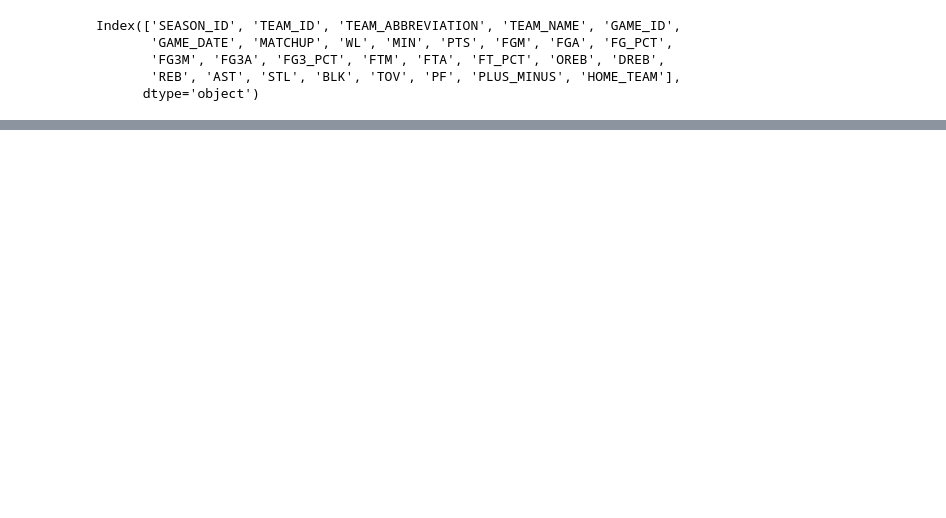
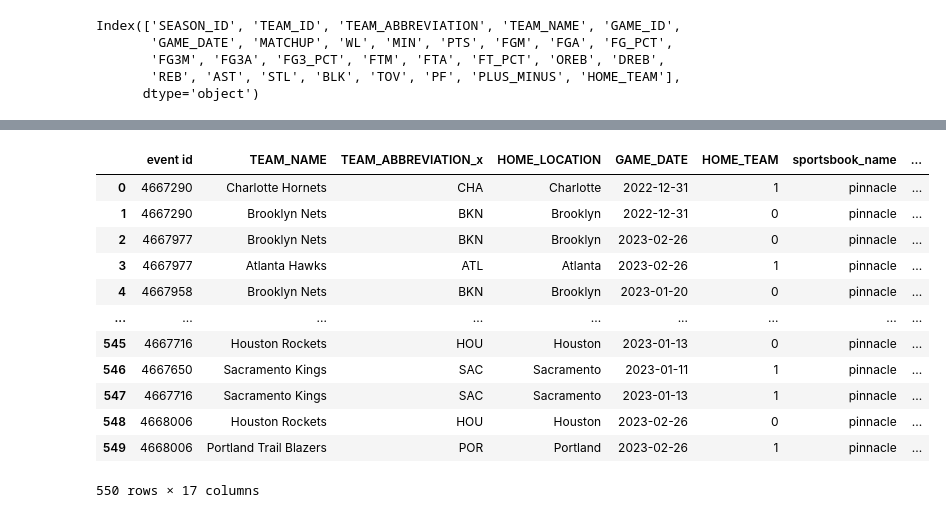
Before and after one commit to alecmatt5/nba_betting_analysis, a Jupyter notebook: backend/notebooks/friday_pitch.ipynb, the cells around one changed output, grey strips where cells are left out. Saved outputs shown, nothing was run; the diff lists cells and outputs as text; code cells hidden in the pictures; blank space fills up the shorter version.

```diff
--- a/backend/notebooks/friday_pitch.ipynb
+++ b/backend/notebooks/friday_pitch.ipynb
@@ -278,0 +330,4 @@ df_nba
+# %%
+pres_df = presentation_df[['event id', 'TEAM_NAME','TEAM_ABBREVIATION', 'HOME_LOCATION', 'GAME_DATE', 'HOME_TEAM', 'sportsbook_name', 'participant id', 'description', 'location', 'decimal odds', 'american odds', 'spread / total']]
+# %%
+pres_df[['away_team', 'home_team']] = pres_df['description'].str.split('@', expand=True)
@@ -278,0 +345,20 @@ df_nba
+# %%
+pres_df = pd.merge(pres_df, home_name_abb, on='home_team')
+# %%
+pres_df = pd.merge(pres_df, away_name_abb, on='away_team')
+# %%
+pres_df
+# %% [output]
+|  | event id | TEAM_NAME | TEAM_ABBREVIATION_x | HOME_LOCATION | GAME_DATE | HOME_TEAM | sportsbook_name | ... |
+| 0 | 4667290 | Charlotte Hornets | CHA | Charlotte | 2022-12-31 | 1 | pinnacle | ... |
+| 1 | 4667290 | Brooklyn Nets | BKN | Brooklyn | 2022-12-31 | 0 | pinnacle | ... |
+| 2 | 4667977 | Brooklyn Nets | BKN | Brooklyn | 2023-02-26 | 0 | pinnacle | ... |
+| 3 | 4667977 | Atlanta Hawks | ATL | Atlanta | 2023-02-26 | 1 | pinnacle | ... |
+| 4 | 4667958 | Brooklyn Nets | BKN | Brooklyn | 2023-01-20 | 0 | pinnacle | ... |
+| ... | ... | ... | ... | ... | ... | ... | ... | ... |
+| 545 | 4667716 | Houston Rockets | HOU | Houston | 2023-01-13 | 0 | pinnacle | ... |
+| 546 | 4667650 | Sacramento Kings | SAC | Sacramento | 2023-01-11 | 1 | pinnacle | ... |
+| 547 | 4667716 | Sacramento Kings | SAC | Sacramento | 2023-01-13 | 1 | pinnacle | ... |
+| 548 | 4668006 | Houston Rockets | HOU | Houston | 2023-02-26 | 0 | pinnacle | ... |
+| 549 | 4668006 | Portland Trail Blazers | POR | Portland | 2023-02-26 | 1 | pinnacle | ... |
+550 rows × 17 columns
```
Also changed, not shown: parts of 45 cells of this notebook.
